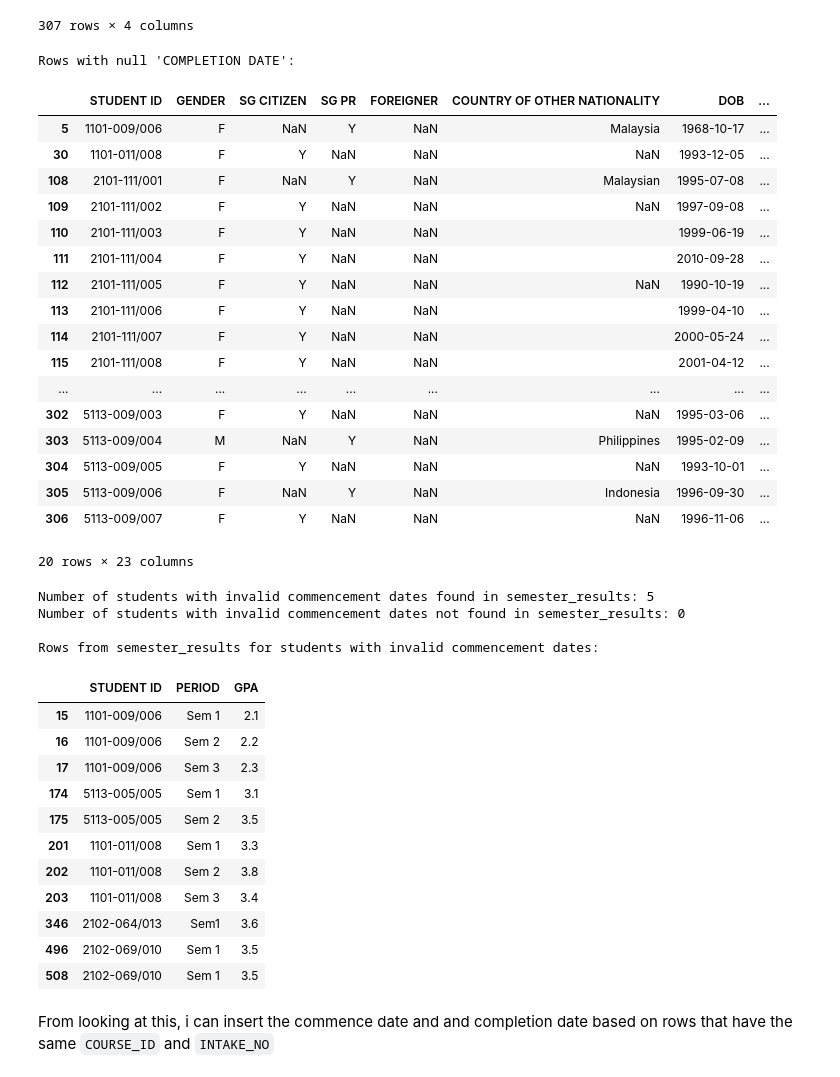
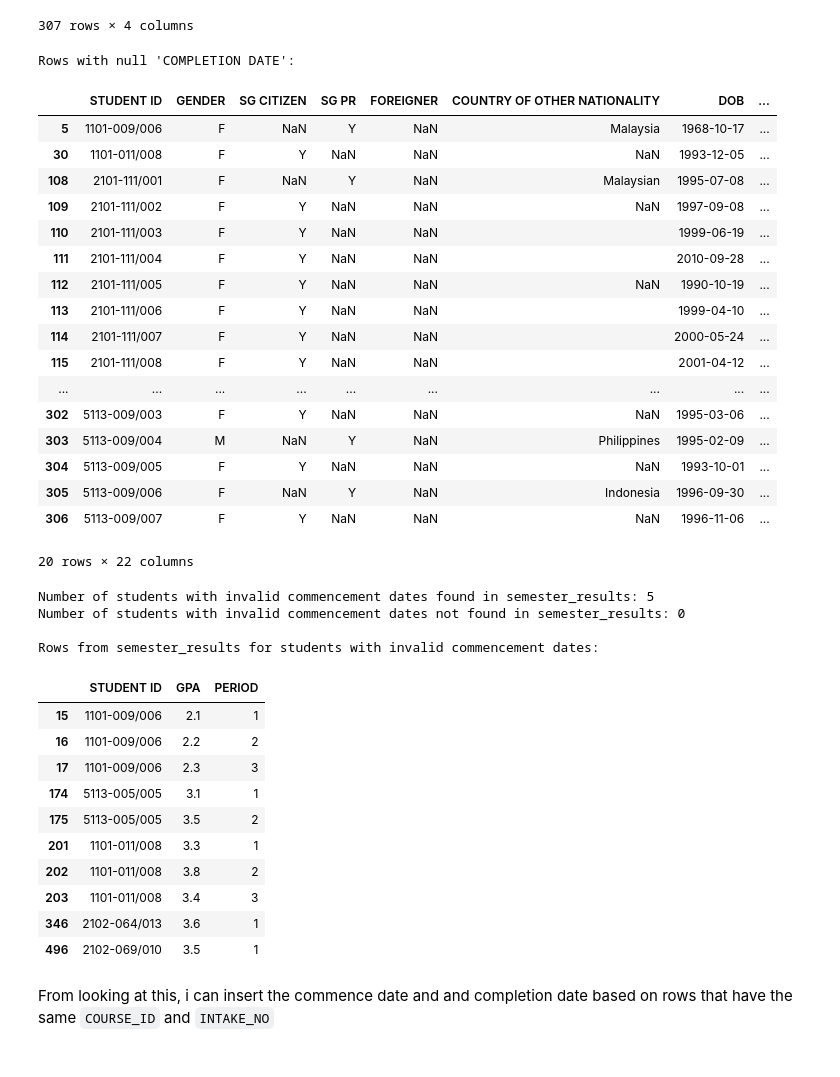
Before and after one commit to ATLAS097/BuildingBlocs, a Jupyter notebook: data_cleaning.ipynb, the cells around one changed output. Cells and saved outputs as stored; diff of their text form; code cells hidden in the pictures.

Commit message:
add data engineering for course code

```diff
--- a/data_cleaning.ipynb
+++ b/data_cleaning.ipynb
@@ -134,0 +373,12 @@ course_code.head(10)
+# %%
+# Drop exact duplicate rows from semester_results, keeping the first occurrence
+semester_results_cleaned = semester_results.drop_duplicates(keep='first').copy()
+
+print(f"Number of rows before dropping duplicates: {len(semester_results)}")
+print(f"Number of rows after dropping duplicates: {len(semester_results_cleaned)}")
+
+# Update the semester_results DataFrame
+semester_results = semester_results_cleaned
+
+print("\nSemester results after removing duplicates:")
+display(semester_results.head())
@@ -394,0 +815,11 @@ So, we will have to convert it.
+# %%
+# Step 1: Create a new column with the count of commas in each row
+student_profiles['Comma Count'] = student_profiles['NAME OF QUALIFICATION AND INSTITUTION'].astype(str).str.count(',')
+
+# Step 2: Group by the number of commas and count rows in each group
+comma_group_counts = student_profiles['Comma Count'].value_counts().sort_index().reset_index()
+comma_group_counts.columns = ['Number of Commas', 'Number of Rows']
+
+# Step 3: Display the result
+print("Rows grouped by number of commas in 'NAME OF QUALIFICATION AND INSTITUTION':")
+display(comma_group_counts)
@@ -427,7 +1182,0 @@ Since only 1 row have got null values for  Highest Qualification, we will drop i
-# %%
-# Split 'NAME OF QUALIFICATION AND INSTITUTION' into 'QUALIFICATION_NAME' and 'INSTITUTION_NAME'
-# Use regex to split on either comma or slash
-student_profiles[['QUALIFICATION_NAME', 'INSTITUTION_NAME']] = student_profiles['NAME OF QUALIFICATION AND INSTITUTION'].str.split(r',|/', n=1, expand=True)
-
-# Display the new columns and the original column to verify
-display(student_profiles[['NAME OF QUALIFICATION AND INSTITUTION', 'QUALIFICATION_NAME', 'INSTITUTION_NAME']])
@@ -755,44 +1449,46 @@ Rows with null 'COMPLETION DATE':
 | 304 | 5113-009/005 | F | Y | NaN | NaN | NaN | 1993-10-01 | ... |
 | 305 | 5113-009/006 | F | NaN | Y | NaN | Indonesia | 1996-09-30 | ... |
 | 306 | 5113-009/007 | F | Y | NaN | NaN | NaN | 1996-11-06 | ... |
-20 rows × 23 columns
+20 rows × 22 columns
 # %%
+# Find rows with invalid commencement dates (NaT after conversion)
+invalid_commencement_dates_rows = student_profiles[student_profiles['COMMENCEMENT DATE'].isna()]
+
 # Get the student IDs from rows with invalid commencement dates
-student_ids_with_invalid_commencement = invalid_commencement_dates['STUDENT ID']
+student_ids_with_invalid_commencement = invalid_commencement_dates_rows['STUDENT ID']
 
 # Check which of these student IDs exist in the semester_results DataFrame
 students_in_semester_results_bool = student_ids_with_invalid_commencement.isin(semester_results['STUDENT ID'])
 
 # Count students with invalid commencement dates who are in semester_results
 count_in_semester_results = students_in_semester_results_bool.sum()
 
 # Count students with invalid commencement dates who are not in semester_results
 count_not_in_semester_results = (~students_in_semester_results_bool).sum()
 
 print(f"Number of students with invalid commencement dates found in semester_results: {count_in_semester_results}")
 print(f"Number of students with invalid commencement dates not found in semester_results: {count_not_in_semester_results}")
 
 # Display the rows from semester_results for students with invalid commencement dates (as done before)
 students_in_semester_results_df = semester_results[semester_results['STUDENT ID'].isin(student_ids_with_invalid_commencement)]
 print("\nRows from semester_results for students with invalid commencement dates:")
 display(students_in_semester_results_df)
 # %% [output]
 Number of students with invalid commencement dates found in semester_results: 5
 Number of students with invalid commencement dates not found in semester_results: 0
 
 Rows from semester_results for students with invalid commencement dates:
-|  | STUDENT ID | PERIOD | GPA |
-| 15 | 1101-009/006 | Sem 1 | 2.1 |
-| 16 | 1101-009/006 | Sem 2 | 2.2 |
-| 17 | 1101-009/006 | Sem 3 | 2.3 |
-| 174 | 5113-005/005 | Sem 1 | 3.1 |
-| 175 | 5113-005/005 | Sem 2 | 3.5 |
-| 201 | 1101-011/008 | Sem 1 | 3.3 |
-| 202 | 1101-011/008 | Sem 2 | 3.8 |
-| 203 | 1101-011/008 | Sem 3 | 3.4 |
-| 346 | 2102-064/013 | Sem1 | 3.6 |
-| 496 | 2102-069/010 | Sem 1 | 3.5 |
-| 508 | 2102-069/010 | Sem 1 | 3.5 |
+|  | STUDENT ID | GPA | PERIOD |
+| 15 | 1101-009/006 | 2.1 | 1 |
+| 16 | 1101-009/006 | 2.2 | 2 |
+| 17 | 1101-009/006 | 2.3 | 3 |
+| 174 | 5113-005/005 | 3.1 | 1 |
+| 175 | 5113-005/005 | 3.5 | 2 |
+| 201 | 1101-011/008 | 3.3 | 1 |
+| 202 | 1101-011/008 | 3.8 | 2 |
+| 203 | 1101-011/008 | 3.4 | 3 |
+| 346 | 2102-064/013 | 3.6 | 1 |
+| 496 | 2102-069/010 | 3.5 | 1 |
 # %% [markdown]
 From looking at this, i can insert the commence date and and completion date based on rows that have the same `COURSE_ID` and `INTAKE_NO`
 # %% [markdown]
```
Also changed, not shown: parts of 130 cells of this notebook.
